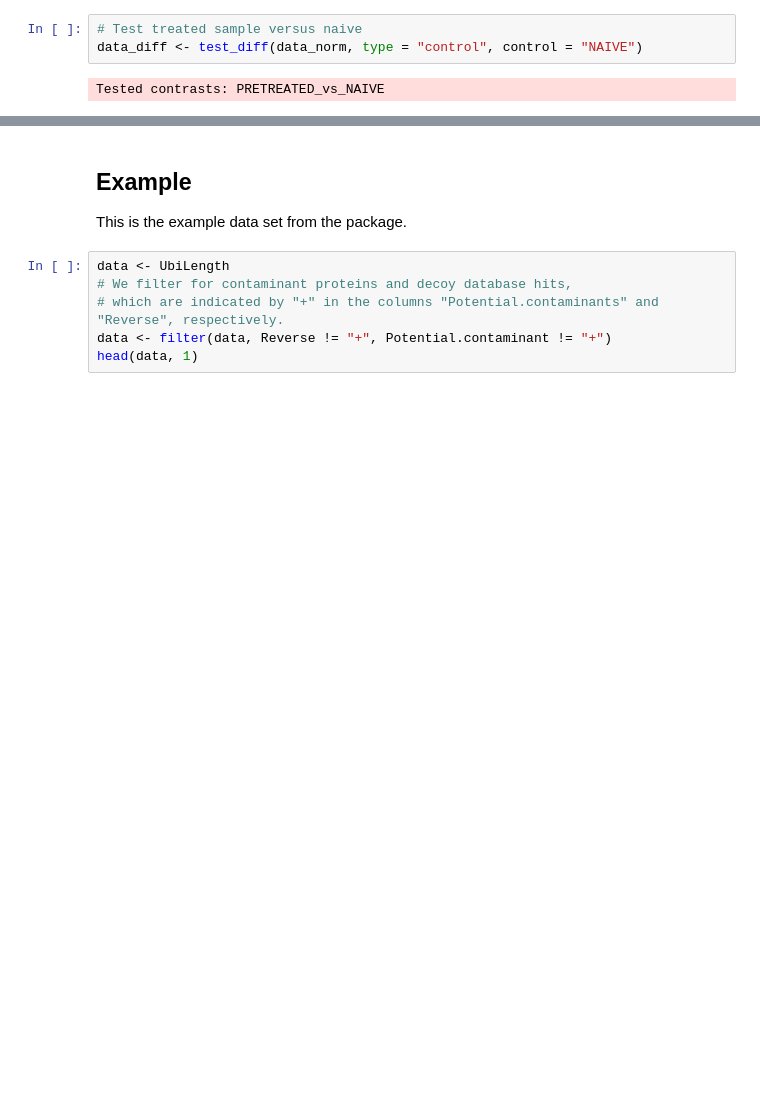
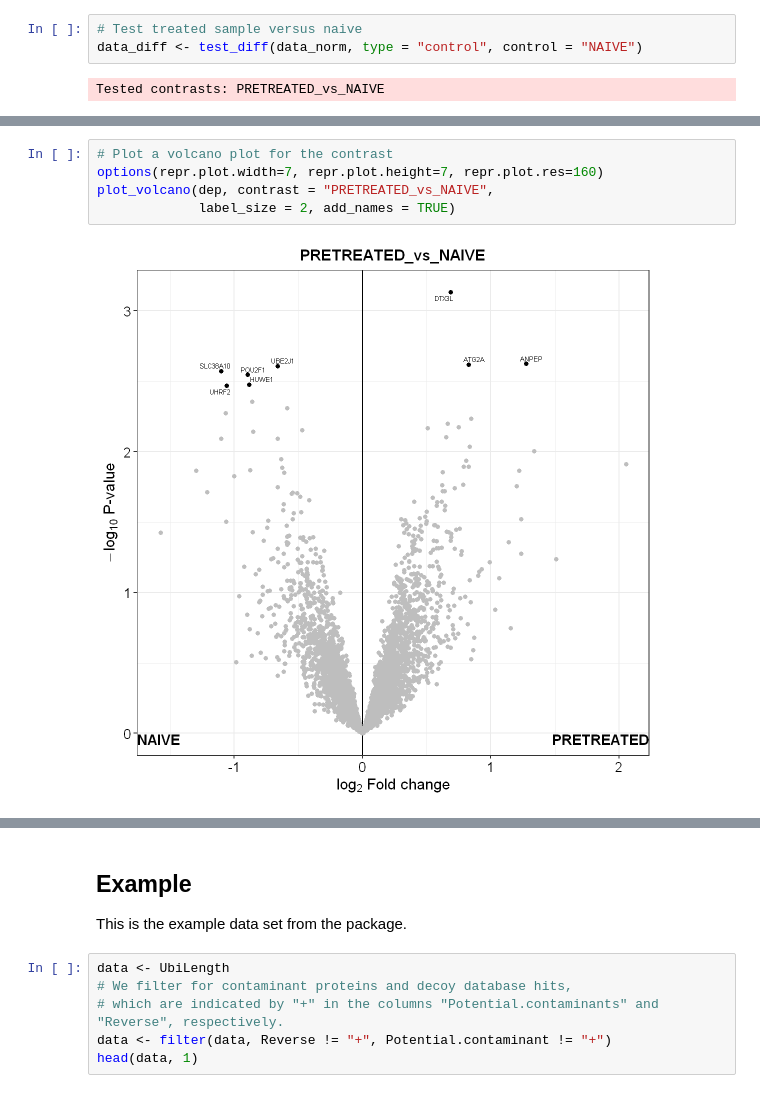
Before and after one commit to liorbey/lumin-workstation-materials, a Jupyter notebook: differential_protein_expression_R.ipynb, the cells around one changed output, grey strips where cells are left out. Cells and saved outputs as stored; diff of their text form; blank space fills up the shorter version.

Commit message:
Adjust figures (dpe)

```diff
--- a/differential_protein_expression_R.ipynb
+++ b/differential_protein_expression_R.ipynb
@@ -171,0 +161,7 @@ plot_single(dep, proteins = "DTX3L", type = "centered")
+# %%
+# Plot a volcano plot for the contrast
+options(repr.plot.width=7, repr.plot.height=7, repr.plot.res=160)
+plot_volcano(dep, contrast = "PRETREATED_vs_NAIVE",
+             label_size = 2, add_names = TRUE)
+# %% [output]
+[figure, added]
```
Also changed, not shown: parts of 14 cells of this notebook.
